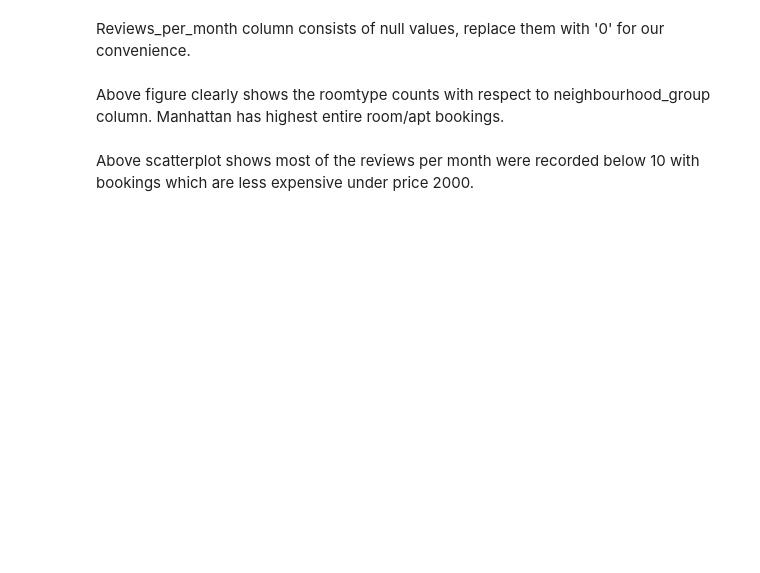
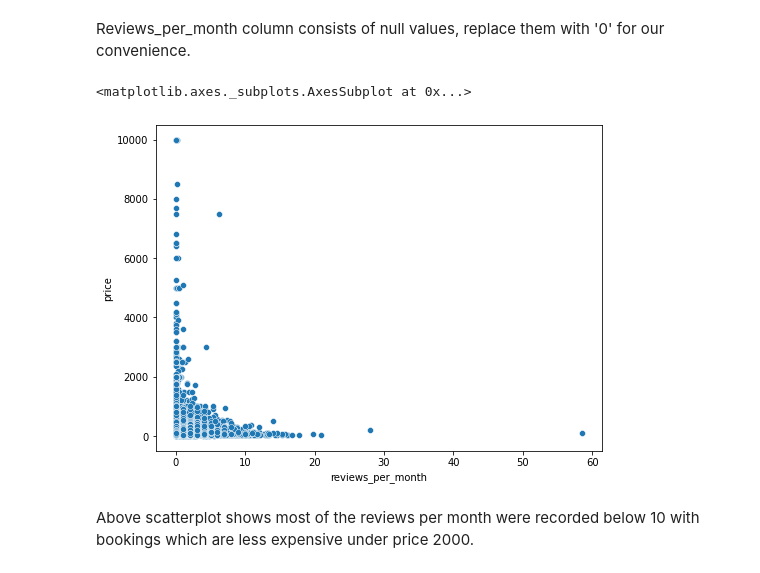
Before and after one commit to Rubina-Fathima/-EDA-Airbnb-NYC-2019-, a Jupyter notebook: airbnb_eda.ipynb, the cells around one changed output. Drawn from its saved outputs; the diff is of its cells as text; code cells hidden in the pictures; blank space fills up the shorter version.

```diff
--- a/airbnb_eda.ipynb
+++ b/airbnb_eda.ipynb
@@ -313,12 +350,12 @@ My_Dataframe.reviews_per_month.isnull().sum()
 # %% [markdown]
 Reviews_per_month column consists of null values, replace them with '0' for our convenience.
-# %% [markdown]
-Above figure clearly shows the roomtype counts with respect to neighbourhood_group column.
-Manhattan has highest entire room/apt bookings.
 # %%
 #Visualization of price and reviews column.
-plt.figure(figsize=(15,8))
+plt.figure(figsize=(8,6))
 sns.scatterplot(y=My_Dataframe['price'],x=My_Dataframe['reviews_per_month'])
+# %% [output]
+<matplotlib.axes._subplots.AxesSubplot at 0x...>
+[figure, added]
 # %% [markdown]
 Above scatterplot shows most of the reviews per month were recorded below 10 with bookings which are less expensive under price 2000.
 # %%
```
Also changed, not shown: parts of 18 cells of this notebook.
